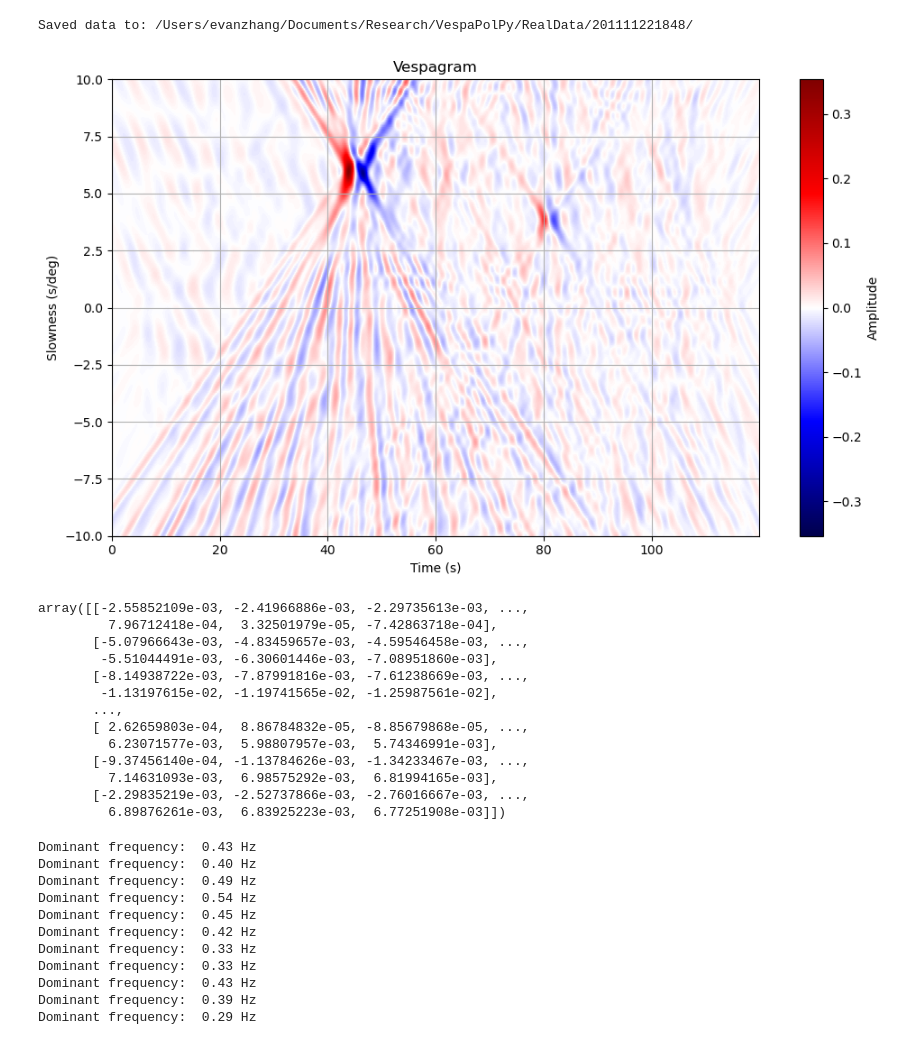
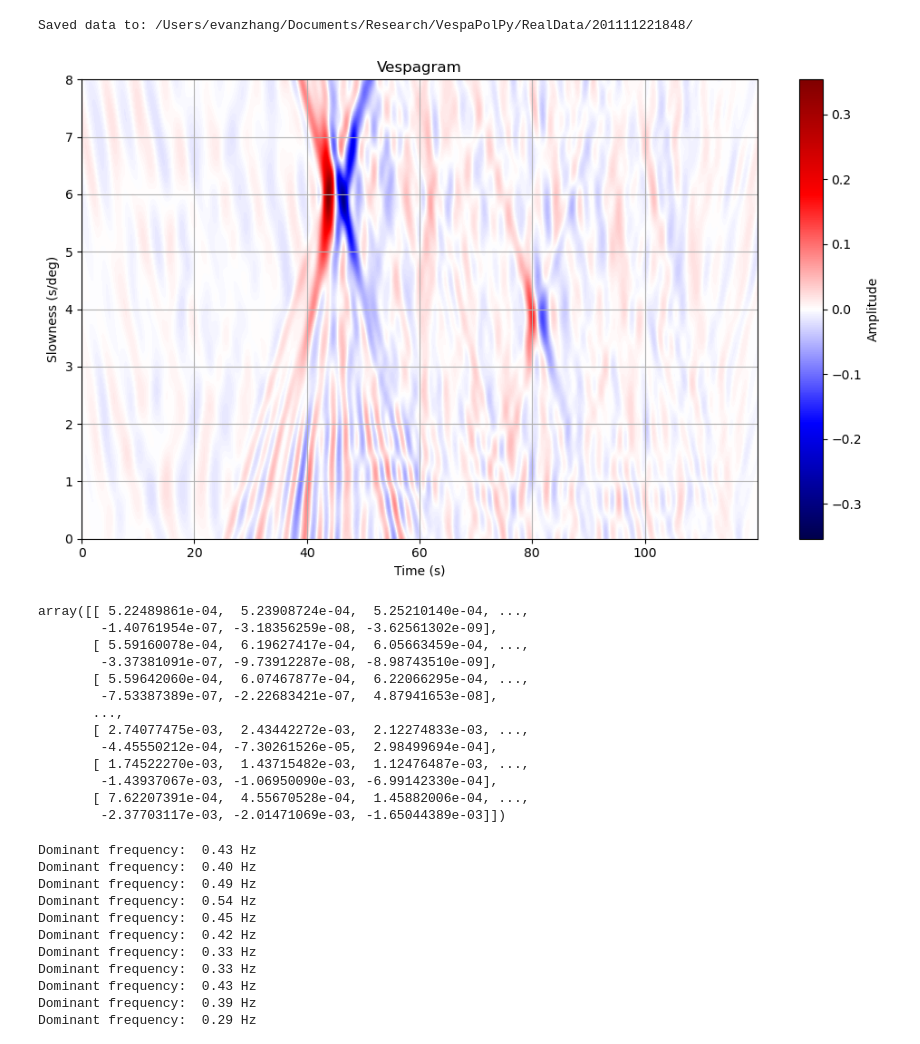
Before and after one commit to evanzzq/VespaPolPy, a Jupyter notebook: Debug.ipynb, the cells around one changed output. Drawn from its saved outputs; the diff is of its cells as text; code cells hidden in the pictures.

```diff
--- a/Debug.ipynb
+++ b/Debug.ipynb
@@ -237,50 +237,50 @@ import os, pickle
 isSyn = False
 evname = "201111221848"
 Uname = "UZ.csv"
-slow_grid = np.linspace(-10,10,201)
+slow_grid = np.linspace(0,8,201)
 isbp = True
 freqs = np.array([0.02, 0.5])
 
 if isSyn:
     datadir = "./SynData/"
 else:
     datadir = "./RealData/"
 
 U_obs = np.loadtxt(os.path.join(datadir, evname, Uname), delimiter=",")  # columns: data
 Utime = np.loadtxt(os.path.join(datadir, evname, "time.csv"), delimiter=",")  # columns: time
 metadata = np.loadtxt(os.path.join(datadir, evname, "station_metadata.csv"), delimiter=",", skiprows=1)
 
 if isbp:
     U_obs = bandpass(U_obs, 1/(Utime[1]-Utime[0]), freqs[0], freqs[1])
 
 if isSyn:
     with open(os.path.join(datadir, evname, "synPrior.pkl"), "rb") as f:
         prior = pickle.load(f)
     refLat = prior.refLat
     refLon = prior.refLon
     srcLat = prior.srcLat
     srcLon = prior.srcLon
     refBaz = prior.refBaz
 else:
     srcLat, srcLon = np.loadtxt(os.path.join(datadir, evname, "eventinfo.csv"), delimiter=",", skiprows=1)
     refLat, refLon = dest_point(srcLat, srcLon, np.mean(metadata[:,1]), np.mean(metadata[:,0]))
 
 make_vespagram(U=U_obs, time=Utime, metadata=metadata, refLat=refLat, refLon=refLon, srcLat=srcLat, srcLon=srcLon, slow_grid=slow_grid)
 # %% [output]
-[figure, old version]
+[figure, new version]
-array([[-2.55852109e-03, -2.41966886e-03, -2.29735613e-03, ...,
-         7.96712418e-04,  3.32501979e-05, -7.42863718e-04],
-       [-5.07966643e-03, -4.83459657e-03, -4.59546458e-03, ...,
-        -5.51044491e-03, -6.30601446e-03, -7.08951860e-03],
-       [-8.14938722e-03, -7.87991816e-03, -7.61238669e-03, ...,
-        -1.13197615e-02, -1.19741565e-02, -1.25987561e-02],
+array([[ 5.22489861e-04,  5.23908724e-04,  5.25210140e-04, ...,
+        -1.40761954e-07, -3.18356259e-08, -3.62561302e-09],
+       [ 5.59160078e-04,  6.19627417e-04,  6.05663459e-04, ...,
+        -3.37381091e-07, -9.73912287e-08, -8.98743510e-09],
+       [ 5.59642060e-04,  6.07467877e-04,  6.22066295e-04, ...,
+        -7.53387389e-07, -2.22683421e-07,  4.87941653e-08],
        ...,
-       [ 2.62659803e-04,  8.86784832e-05, -8.85679868e-05, ...,
-         6.23071577e-03,  5.98807957e-03,  5.74346991e-03],
-       [-9.37456140e-04, -1.13784626e-03, -1.34233467e-03, ...,
-         7.14631093e-03,  6.98575292e-03,  6.81994165e-03],
-       [-2.29835219e-03, -2.52737866e-03, -2.76016667e-03, ...,
-         6.89876261e-03,  6.83925223e-03,  6.77251908e-03]])
+       [ 2.74077475e-03,  2.43442272e-03,  2.12274833e-03, ...,
+        -4.45550212e-04, -7.30261526e-05,  2.98499694e-04],
+       [ 1.74522270e-03,  1.43715482e-03,  1.12476487e-03, ...,
+        -1.43937067e-03, -1.06950090e-03, -6.99142330e-04],
+       [ 7.62207391e-04,  4.55670528e-04,  1.45882006e-04, ...,
+        -2.37703117e-03, -2.01471069e-03, -1.65044389e-03]])
 # %%
 import numpy as np
 import matplotlib.pyplot as plt
```
Also changed, not shown: parts of 1 cell of this notebook, 38 other files.
